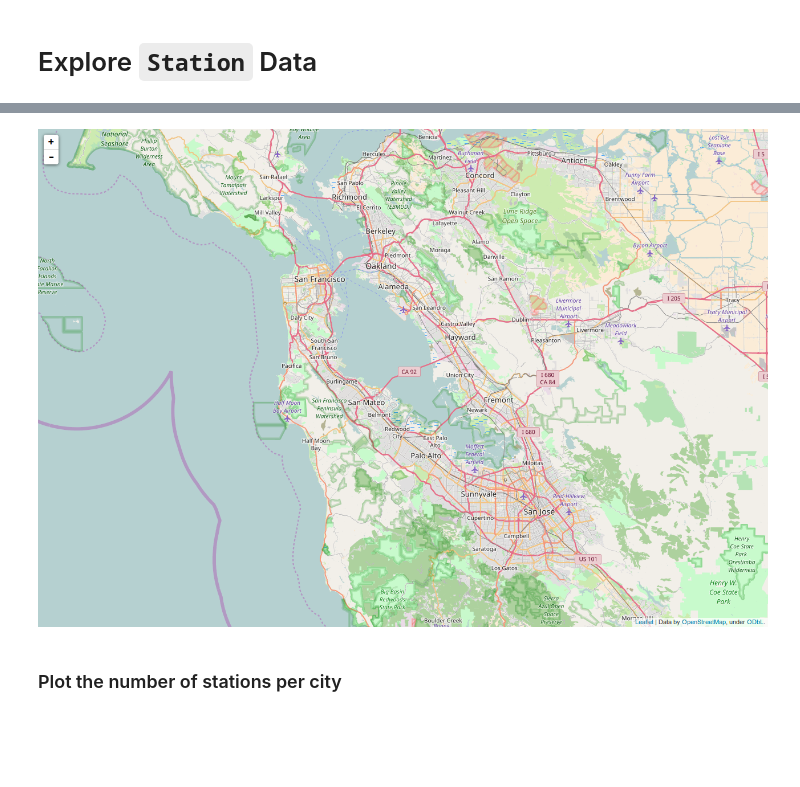
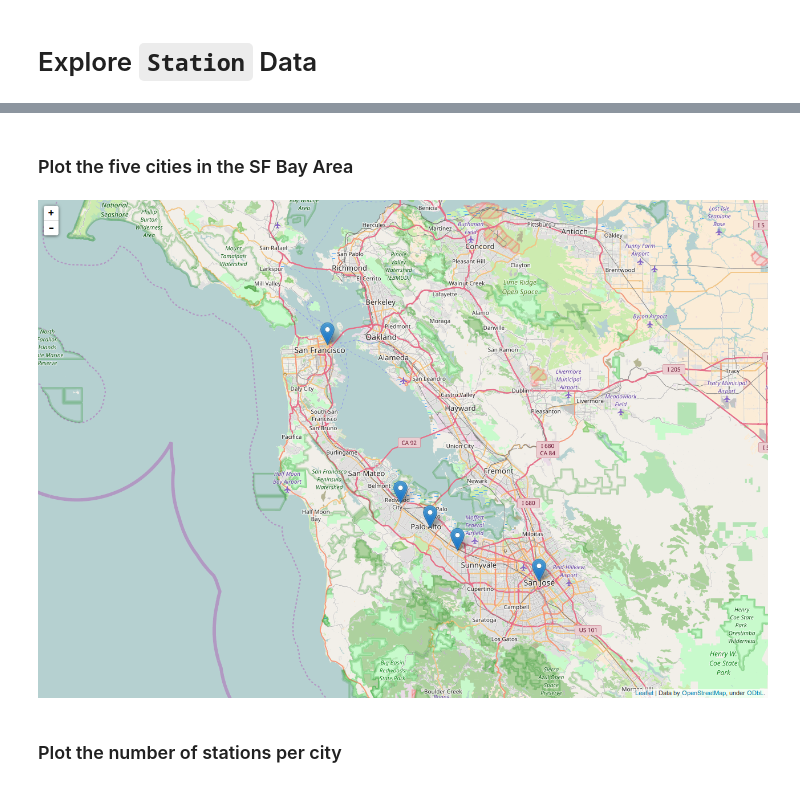
Before and after one commit to MuhammadVT/bike_sharing, a Jupyter notebook: data_exploration/explore_station_data.ipynb, the cells around one changed output, grey strips where cells are left out. Saved outputs shown, nothing was run; the diff lists cells and outputs as text; code cells hidden in the pictures; blank space fills up the shorter version.

Commit message:
imporve explore_station_data.ipynb

```diff
--- a/data_exploration/explore_station_data.ipynb
+++ b/data_exploration/explore_station_data.ipynb
@@ -20,7 +31,26 @@ city_map = folium.Map(location=[df_station.lat.mean(), df_station.long.mean()])
-# %%
-Image(filename='./screenshots/map.png')
-# %% [output]
-[figure, removed]
+# %% [markdown]
+### Plot the five cities in the SF Bay Area
+# %%
+# plot the city map
+city_map = folium.Map(location=[df_station.lat.mean(), df_station.long.mean()])
+
+# aggregate by city and take the mean value to get the center location of the cities
+dfn = df_station.groupby(by='city', as_index=False).mean()
+
+# mark the cities
+for idx, row in dfn.iterrows():
+    folium.Marker([row['lat'], row['long']]).add_to(city_map)
+
+# save the output as .html
+output_html = "./screenshots/city_map.html"
+city_map.save(output_html)
+
+# Convert the html to png so that it can be displayed in GitHub
+output_png = "./screenshots/city_map.png"
+html_to_png(output_html, output_png=output_png)
+Image(filename=output_png)
+# %% [output]
+[figure, added]
 # %% [markdown]
 ### Plot the number of stations per city
 # %%
```
Also changed, not shown: parts of 9 cells of this notebook.
